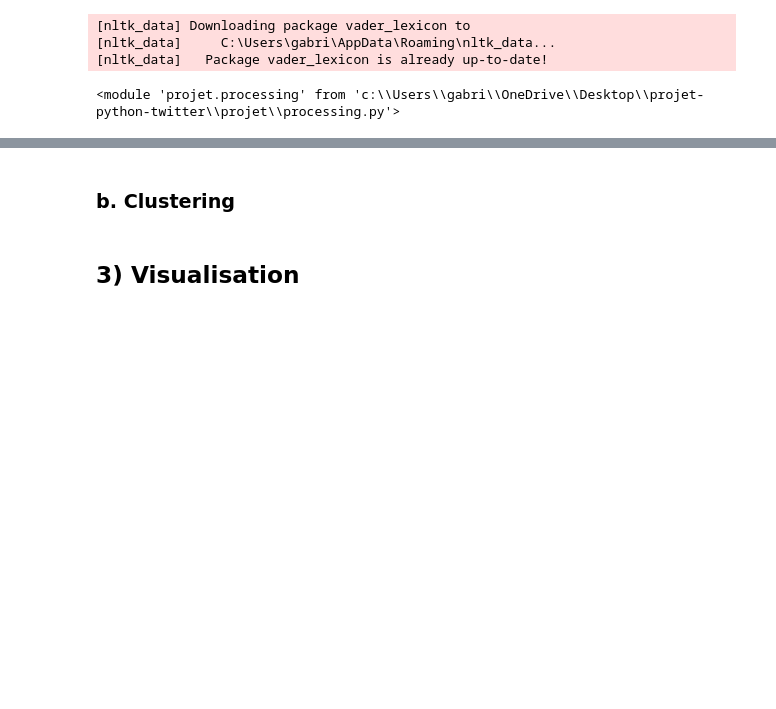
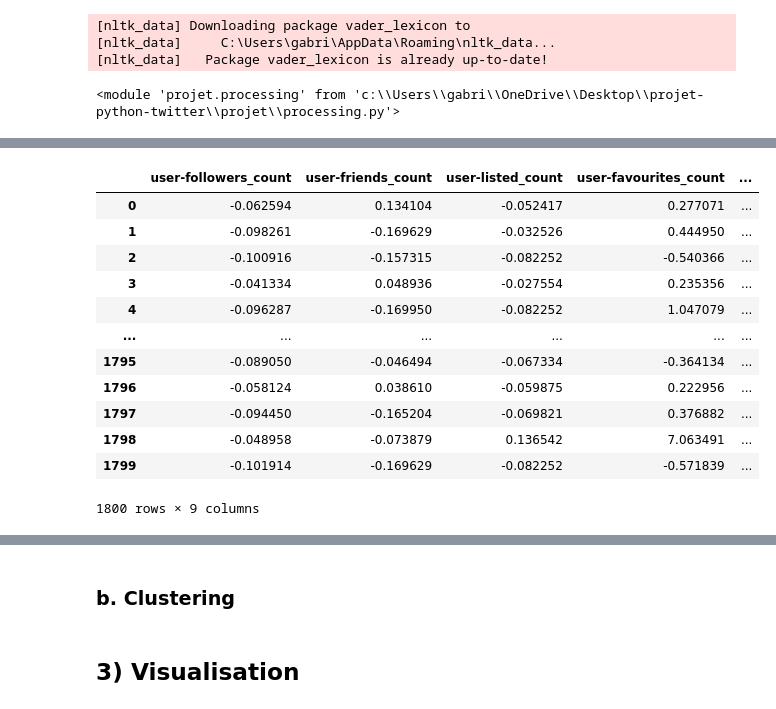
Before and after one commit to gwatkinson/projet-python-twitter, a Jupyter notebook: notebook_final.ipynb, the cells around one changed output, grey strips where cells are left out. Saved outputs shown, nothing was run; the diff lists cells and outputs as text; code cells hidden in the pictures; blank space fills up the shorter version.

```diff
--- a/notebook_final.ipynb
+++ b/notebook_final.ipynb
@@ -243,0 +249,16 @@ sum(~final_df["user-location"].isnull())/len(final_df)
+# %%
+std_mat
+# %% [output]
+|  | user-followers_count | user-friends_count | user-listed_count | user-favourites_count | ... |
+| 0 | -0.062594 | 0.134104 | -0.052417 | 0.277071 | ... |
+| 1 | -0.098261 | -0.169629 | -0.032526 | 0.444950 | ... |
+| 2 | -0.100916 | -0.157315 | -0.082252 | -0.540366 | ... |
+| 3 | -0.041334 | 0.048936 | -0.027554 | 0.235356 | ... |
+| 4 | -0.096287 | -0.169950 | -0.082252 | 1.047079 | ... |
+| ... | ... | ... | ... | ... | ... |
+| 1795 | -0.089050 | -0.046494 | -0.067334 | -0.364134 | ... |
+| 1796 | -0.058124 | 0.038610 | -0.059875 | 0.222956 | ... |
+| 1797 | -0.094450 | -0.165204 | -0.069821 | 0.376882 | ... |
+| 1798 | -0.048958 | -0.073879 | 0.136542 | 7.063491 | ... |
+| 1799 | -0.101914 | -0.169629 | -0.082252 | -0.571839 | ... |
+1800 rows × 9 columns
```
Also changed, not shown: parts of 12 cells of this notebook, 1 other file.
